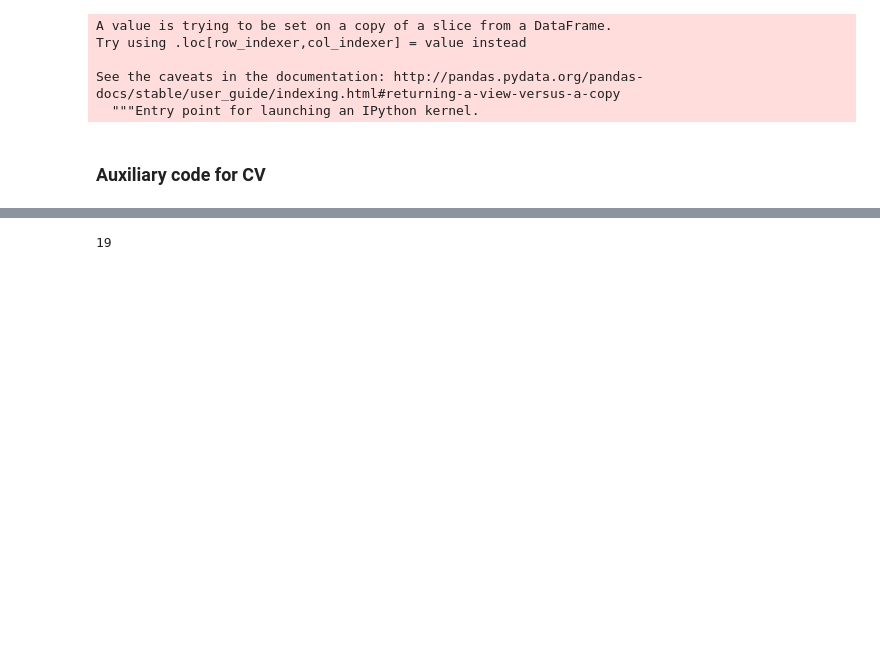
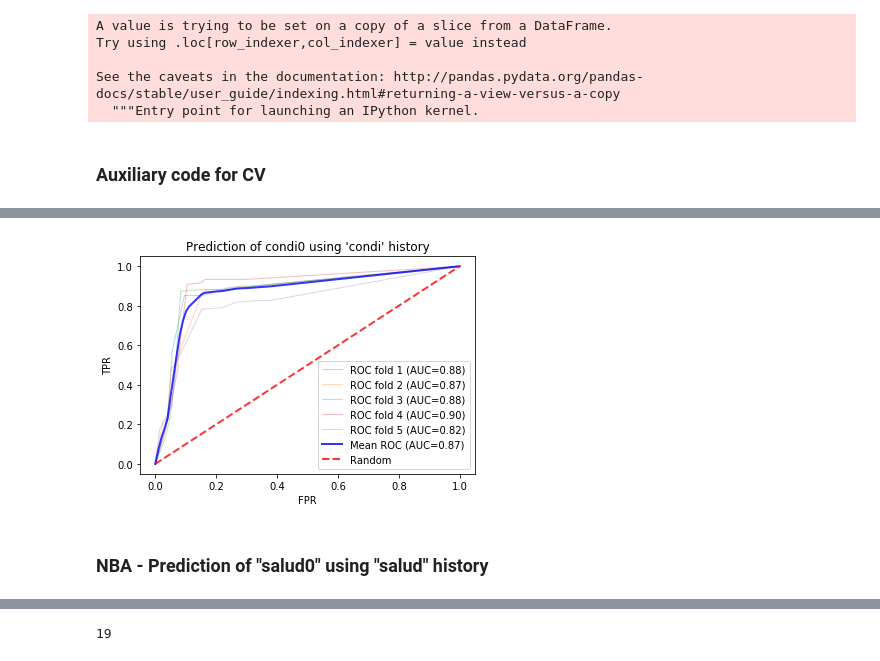
Before and after one commit to vicalbiter/histories, a Jupyter notebook: Histories + Classification.ipynb, the cells around one changed output, grey strips where cells are left out. Cells and saved outputs as stored; diff of their text form; code cells hidden in the pictures; blank space fills up the shorter version.

```diff
--- a/Histories + Classification.ipynb
+++ b/Histories + Classification.ipynb
@@ -674,0 +782,6 @@ array([1., 1., 0., 1., 1., 1., 1., 1., 0., 0., 0., 0., 1., 1., 1., 0., 0.,
+# %%
+rdata = ndata[(ndata.condi0B != "N") & (ndata.condi1B != "N") & (ndata.condi5B != "N") & (ndata.condi10B != "N") & (ndata.condi20B != "N")]
+qf = ["condi1B", "condi5B", "condi10B", "condi20B"]
+inputdf = rdata[qf]
+inputdf["condi0BC"] = rdata["condi0B"].replace("B", 1).replace("A", 0)
+inputdf.head()
@@ -674,0 +801,6 @@ array([1., 1., 0., 1., 1., 1., 1., 1., 0., 0., 0., 0., 1., 1., 1., 0., 0.,
+# %%
+run_cv(inputdf, qf, "condi0BC", 1, 5, "Prediction of condi0 using 'condi' history")
+# %% [output]
+[figure, added]
+# %% [markdown]
+### NBA - Prediction of "salud0" using "salud" history
```
Also changed, not shown: parts of 47 cells of this notebook, 9 other files.
